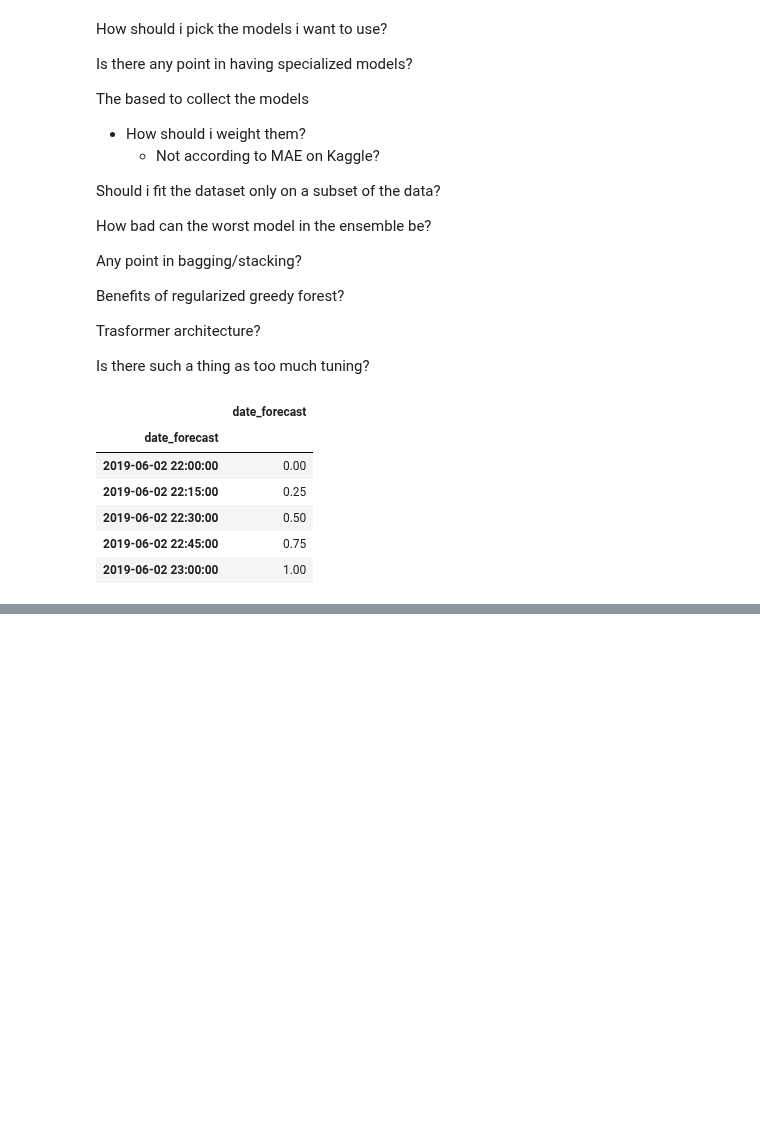
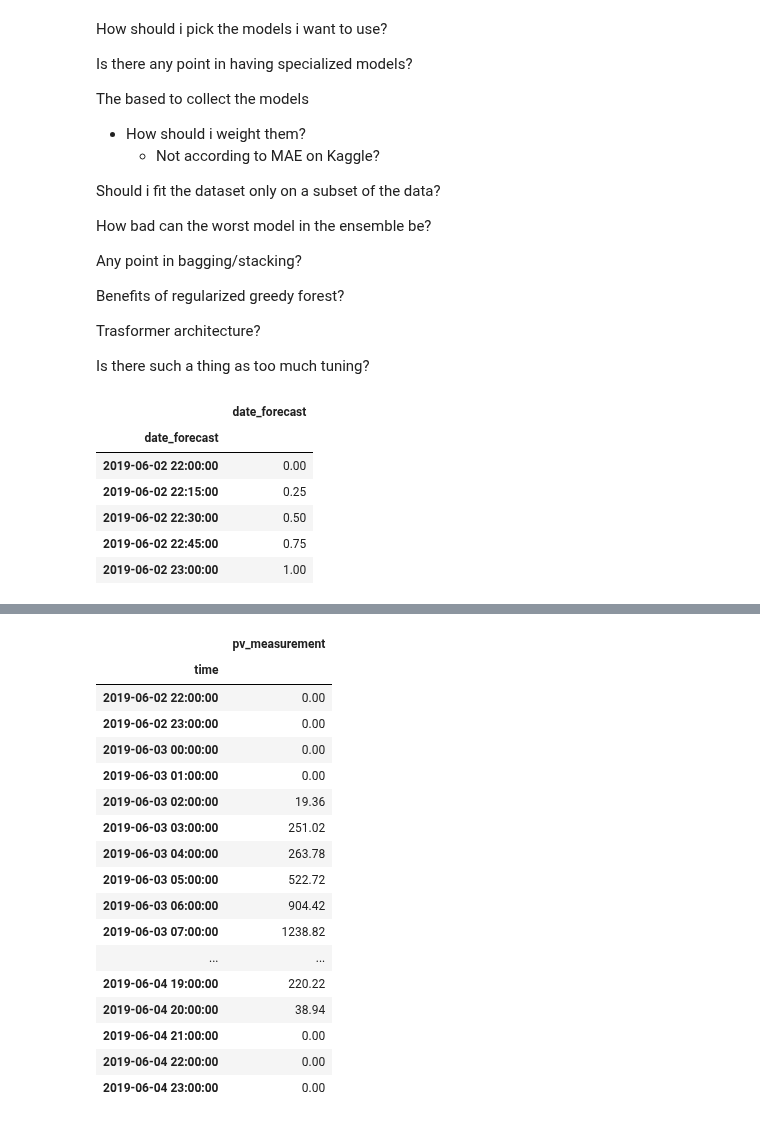
Before and after one commit to simenstang/TDT4173, a Jupyter notebook: data/notebooks_trials/eda/eda_4.ipynb, the cells around one changed output, grey strips where cells are left out. Cells and saved outputs as stored; diff of their text form; code cells hidden in the pictures; blank space fills up the shorter version.

```diff
--- a/data/notebooks_trials/eda/eda_4.ipynb
+++ b/data/notebooks_trials/eda/eda_4.ipynb
@@ -79,0 +92,21 @@ time_difference.head()
+# %%
+train_a.head(50)
+# %% [output]
+|  | pv_measurement |
+| time |  |
+| 2019-06-02 22:00:00 | 0.00 |
+| 2019-06-02 23:00:00 | 0.00 |
+| 2019-06-03 00:00:00 | 0.00 |
+| 2019-06-03 01:00:00 | 0.00 |
+| 2019-06-03 02:00:00 | 19.36 |
+| 2019-06-03 03:00:00 | 251.02 |
+| 2019-06-03 04:00:00 | 263.78 |
+| 2019-06-03 05:00:00 | 522.72 |
+| 2019-06-03 06:00:00 | 904.42 |
+| 2019-06-03 07:00:00 | 1238.82 |
+| ... | ... |
+| 2019-06-04 19:00:00 | 220.22 |
+| 2019-06-04 20:00:00 | 38.94 |
+| 2019-06-04 21:00:00 | 0.00 |
+| 2019-06-04 22:00:00 | 0.00 |
+| 2019-06-04 23:00:00 | 0.00 |
```
Also changed, not shown: parts of 4 cells of this notebook, 24 other files.
